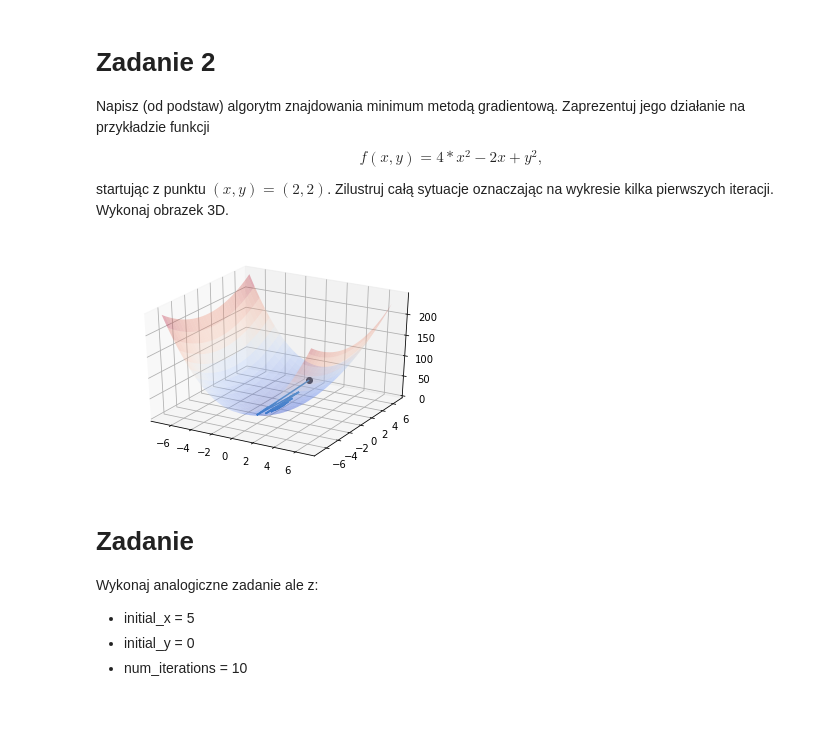
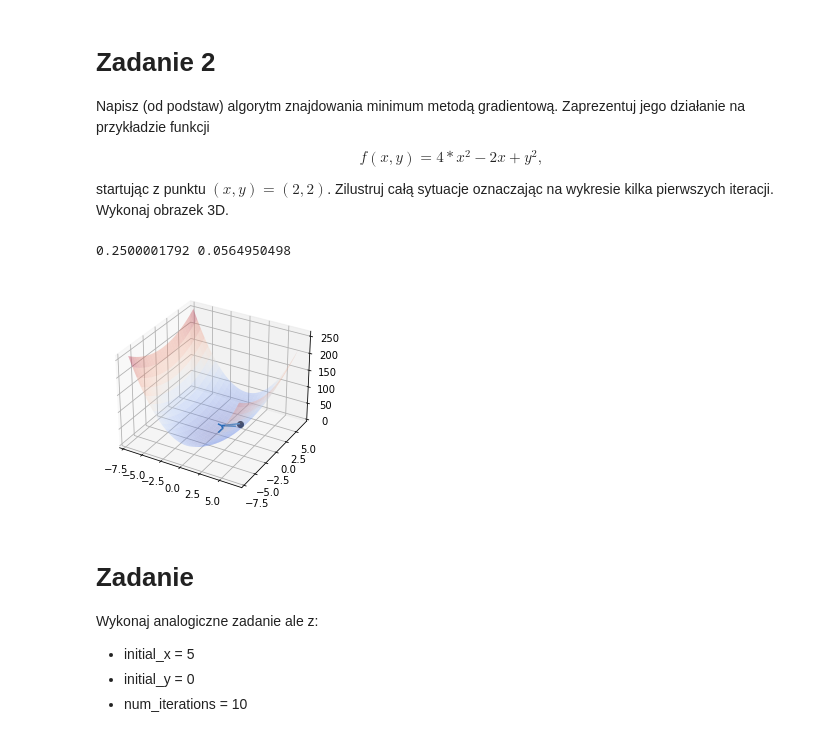
Before and after one commit to balins/podstawy_sztucznej_inteligencji, a Jupyter notebook: Z04_C_gradient_descent.ipynb, the cells around one changed output. Cells and saved outputs as stored; diff of their text form; code cells hidden in the pictures.

```diff
--- a/Z04_C_gradient_descent.ipynb
+++ b/Z04_C_gradient_descent.ipynb
@@ -9,14 +9,14 @@ import matplotlib.pyplot as plt
 
 f = lambda x: x**2
 
-x = np.linspace(-5, 5, 200)
+x = np.linspace(-1, 2, 200)
 y = f(x)
 plt.plot(x, y, '--k', ms=10);
 
 
 def step_gradient_1d(x_current, learningRate):
     x_gradient = 2*x_current
-    new_x = ??
+    new_x = x_current - learningRate * x_gradient
 
     plt.arrow(x_current, f(x_current), - (learningRate * x_gradient), -(f(x_current)-f(new_x)),
               head_width=0.05, head_length=0.5,ec="red")
@@ -24,15 +24,13 @@ def step_gradient_1d(x_current, learningRate):
     return new_x
 def gradient_descent_runner_1d(starting_x, learning_rate, num_iterations):
     x = starting_x
-    print(x)
     for i in range(num_iterations):
         x = step_gradient_1d(x,learning_rate)
-        #print(x)
     return x
 
 learning_rate = 0.2
-initial_x = 5
-num_iterations = 30
+initial_x = 2
+num_iterations = 10
 x = gradient_descent_runner_1d(initial_x, learning_rate, num_iterations)
-
+print(x)
 plt.show()
@@ -46,3 +47,13 @@ Wykonaj powyższe zadania dla
   * learning_rate = 0.9
   * learning_rate = 0.99
   * learning_rate = 0.999
+# %%
+for lr in [.001, .1, .2, .5, .9, .99, .999]:
+    x = np.linspace(-3, 3, 200)
+    y = f(x)
+    plt.plot(x, y, '--k', ms=10);
+    x = gradient_descent_runner_1d(initial_x, lr, num_iterations)
+    print(lr, x)
+    plt.show()
+
+plt.show()
@@ -70,7 +96,7 @@ from mpl_toolkits.mplot3d import axes3d
 
 plt.close('all')
 
-fun = lambda x,y: 4*x**2+y**2
+fun = lambda x,y: 4*x**2+ - 2*x + y**2
 
 fig = plt.figure()
 ax = fig.gca(projection='3d')
@@ -88,41 +114,42 @@ surf = ax.plot_surface(X, Y, Z, cmap=cm.coolwarm,
 
 #####################################
 
 def step_gradient_2d(x_current, y_current, learningRate):
-    x_gradient = ??
+    x_gradient = 8*x_current - 2
     y_gradient = 2*y_current
 
-    new_x = ??
-    new_y = ??
+    new_x = x_current - learningRate * x_gradient
+    new_y = y_current - learningRate * y_gradient
 
     ax.quiver(x_current, y_current, (fun(x_current, y_current)) ,
               - (learningRate * x_gradient), - (learningRate * y_gradient),
               (-(fun(x_current,y_current)-fun(new_x,new_y))))
 
     return [new_x, new_y]
 
 def gradient_descent_runner_2d(starting_x, starting_y, learning_rate, num_iterations):
     x = starting_x
     y = starting_y
     for i in range(num_iterations):
         x, y = step_gradient_2d(x, y, learning_rate)
         #print(x, y)
     return [x, y]
 
 
-learning_rate = 0.9
-initial_x = 0 # initial y-intercept guess
-initial_y = 5 # initial slope guess
+learning_rate = 0.15
+initial_x = 2 # initial y-intercept guess
+initial_y = 2 # initial slope guess
 num_iterations = 10
 [x, y] = gradient_descent_runner_2d(initial_x, initial_y, learning_rate, num_iterations)
-
+print(x,y)
 
 #####################################
 
 plt.plot([initial_x],[initial_y],[fun(initial_x,initial_y)],"ok")
 plt.show()
 # %% [output]
+0.2500001792 0.0564950498
-[figure, old version]
+[figure, new version]
 # %% [markdown]
 # Zadanie
 Wykonaj analogiczne zadanie ale z:
```
Also changed, not shown: parts of 7 cells of this notebook, 2 other files.
